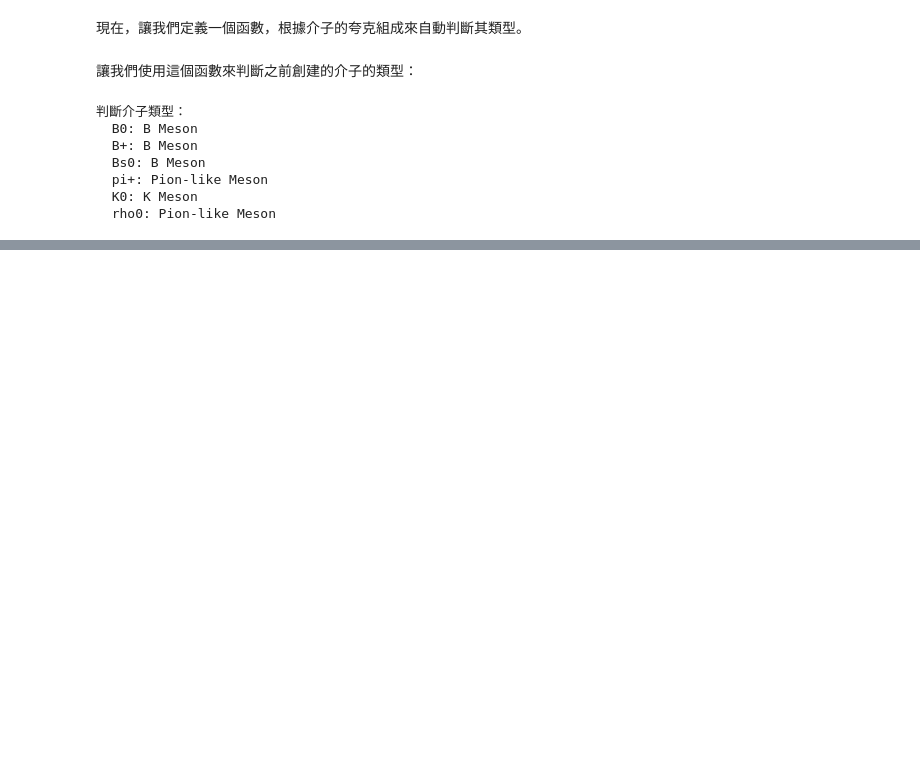
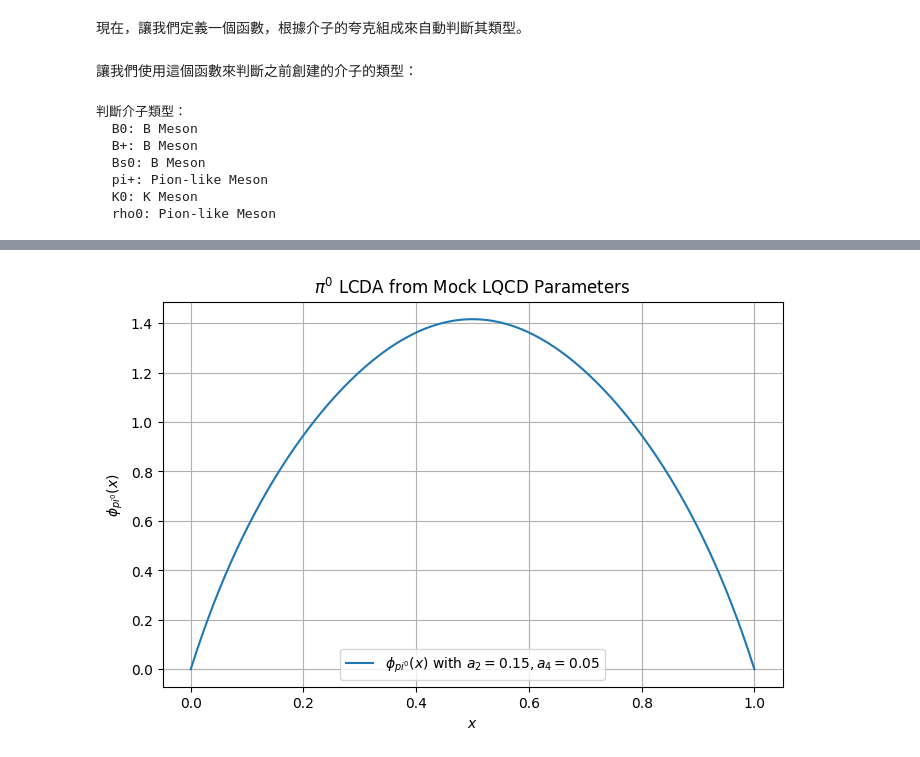
Before and after one commit to twyeh/highenergy, a Jupyter notebook: QCDF_Branching_Ratios_and_Asymmetries.ipynb, the cells around one changed output, grey strips where cells are left out. Saved outputs shown, nothing was run; the diff lists cells and outputs as text; code cells hidden in the pictures; blank space fills up the shorter version.

```diff
--- a/QCDF_Branching_Ratios_and_Asymmetries.ipynb
+++ b/QCDF_Branching_Ratios_and_Asymmetries.ipynb
@@ -330,0 +2047,84 @@ print(f"  {Rho_zero.name}: {get_meson_type(Rho_zero.quark1, Rho_zero.quark2)}")
+# %%
+import sympy
+
+# 為了演示，重新定義 Gegenbauer 多項式 (可以從 sympy 導入或手動定義)
+def C_n_1_2(n, t):
+    """Gegenbauer polynomial C_n^(1/2)(t) - which are Legendre polynomials."""
+    if n == 0:
+        return 1
+    elif n == 1:
+        return t
+    else:
+        P_n_minus_1 = 1 if n == 1 else sympy.legendre(n - 1, t)
+        P_n_minus_2 = 1 if n == 2 else sympy.legendre(n - 2, t)
+        return sympy.legendre(n, t)
+
+
+def lqcd_lcda_func_generator(a_coeffs: Dict[int, float]) -> Callable[[float], float]:
+    """生成一個基於給定 Gegenbauer 係數的 LCDA 函數。"""
+    def phi_lqcd(x: float) -> float:
+        if not (0 <= x <= 1):
+            return 0.0 # LCDA 在 x 範圍外為零
+
+        # 漸近形式 (LO)
+        base_phi = 6 * x * (1 - x)
+
+        # 加上 Gegenbauer 修正項
+        # t = 2x - 1 是 Gegenbauer 展開的變量
+        t_val = 2 * x - 1
+        gegenbauer_sum = 0.0
+
+        # 為了簡化，我們只使用數字係數，而不是 sympy 符號
+        for n, an_coeff in a_coeffs.items():
+            # C_n^(3/2) 階多項式是常用的，這裡簡化為 C_n^(1/2) 僅為演示
+            # 實際的 Gegenbauer 係數是 a_n 乘以 C_n^(3/2)(2x-1)
+            # 為簡單起見，我們在這裡使用 Legendre 函數作為 C_n^(1/2)
+            # 實際的 QCDF LCDA 通常使用 C_n^(3/2)
+            if n == 2: # a_2 係數通常伴隨 C_2^(3/2)
+                 gegenbauer_sum += an_coeff * (3 * t_val**2 - 1) / 2 # C_2^(1/2) * (3/2) for normalization, actual C_2^(3/2) is 3/2*(5t^2-1)
+            elif n == 4: # a_4 係數通常伴隨 C_4^(3/2)
+                 gegenbauer_sum += an_coeff * (35 * t_val**4 - 30 * t_val**2 + 3) / 8 # C_4^(1/2) * (35/8) for normalization, actual C_4^(3/2) is ...
+            # ... 其他偶數階項
+
+        # 返回帶有 Gegenbauer 展開的 LCDA
+        return base_phi * (1 + gegenbauer_sum)
+
+    return phi_lqcd
+
+# 假設的 LQCD 提供的針對 pi0 介子的 Gegenbauer 係數
+mock_lqcd_pi0_a_coeffs = {
+    2: 0.15, # a_2 係數
+    4: 0.05  # a_4 係數
+}
+
+# 創建 pi0 介子 (如果還沒創建)
+Pi_zero = Meson(name='pi0', quark1=up_quark, quark2=anti_up_quark, mass_GeVc2=0.139, spin=0, parity='-')
+
+# 創建 LQCD-based LCDA 實例
+phi_pi0_LQCD = LightConeDistributionAmplitude(
+    name='phi_pi0',
+    meson=Pi_zero,
+    order='NLO', # 或更高階
+    parameters={'a_coeffs': mock_lqcd_pi0_a_coeffs,
+                'function': lqcd_lcda_func_generator(mock_lqcd_pi0_a_coeffs)}
+)
+
+print(f"\nLQCD-based LCDA 實例：{phi_pi0_LQCD}")
+
+# 獲取 LCDA 函數並在特定動量分數 x 下求值
+x_lqcd_lcda_example = 0.6
+phi_pi0_lqcd_value = phi_pi0_LQCD.get_function()(x_lqcd_lcda_example)
+print(f"在 x = {x_lqcd_lcda_example} 時，LQCD-based {phi_pi0_LQCD.meson.name} 的 LCDA 值約為: {phi_pi0_lqcd_value:.4f}")
+
+# 繪製這個 LQCD-based LCDA
+fig, ax = plt.subplots(figsize=(8, 5))
+x_vals = np.linspace(0, 1, 100)
+y_vals = [phi_pi0_LQCD.get_function()(x) for x in x_vals]
+ax.plot(x_vals, y_vals, label=f'$\phi_{{pi^0}}(x)$ with $a_2={mock_lqcd_pi0_a_coeffs[2]}, a_4={mock_lqcd_pi0_a_coeffs[4]}$')
+ax.set_xlabel('$x$')
+ax.set_ylabel('$\phi_{pi^0}(x)$')
+ax.set_title('$\pi^0$ LCDA from Mock LQCD Parameters')
+ax.legend()
+plt.grid(True)
+plt.show()
+# %% [output]
@@ -330,0 +2135 @@ print(f"  {Rho_zero.name}: {get_meson_type(Rho_zero.quark1, Rho_zero.quark2)}")
+[figure, added]
```
Also changed, not shown: parts of 123 cells of this notebook.
